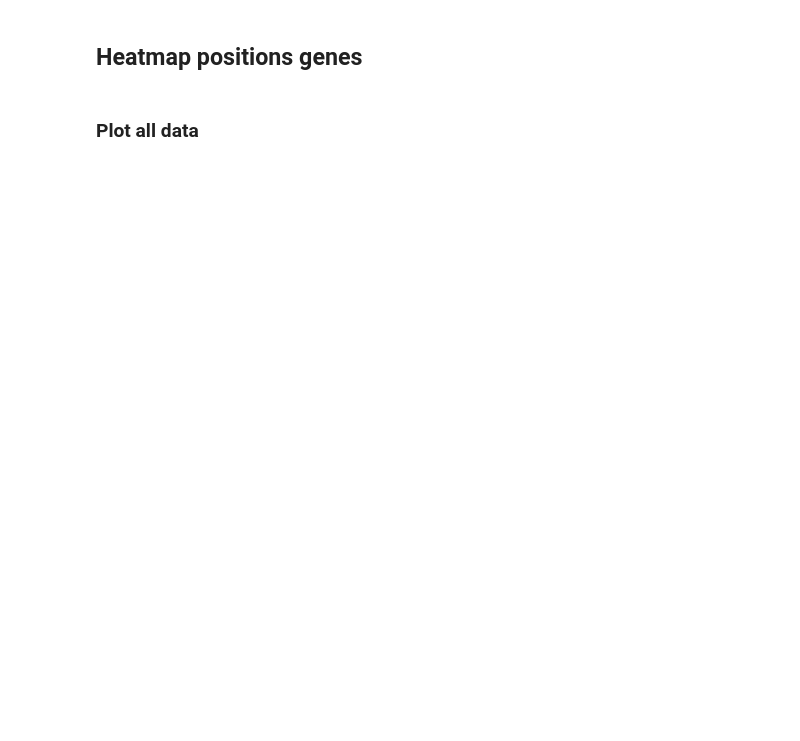
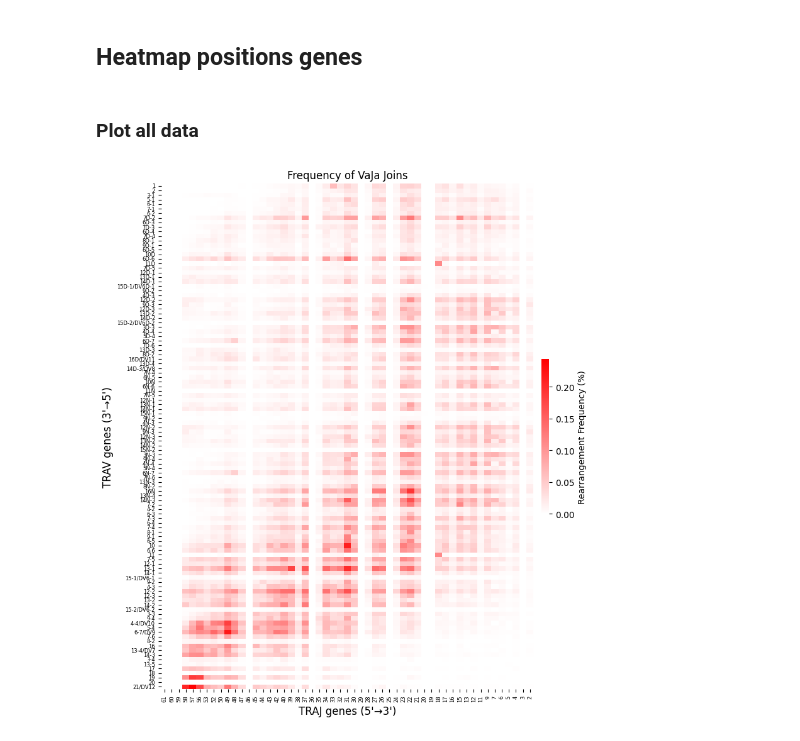
Before and after one commit to immgen/immgenT_Project, a Jupyter notebook: TCR_analysis/Heatmap_VaJa.ipynb, the cells around one changed output. Cells and saved outputs as stored; diff of their text form; code cells hidden in the pictures; blank space fills up the shorter version.

```diff
--- a/TCR_analysis/Heatmap_VaJa.ipynb
+++ b/TCR_analysis/Heatmap_VaJa.ipynb
@@ -74,7 +89,7 @@ import seaborn as sns
 from matplotlib.colors import LinearSegmentedColormap
 
 # Load the final filtered CSV file into a DataFrame
-data = pd.read_csv('Path_output/Counts_TRAV_TRAJ_pairs_prod_AllIGTs_50_50.csv', sep=',')
+data = pd.read_csv('../data/Frequency/Counts_TRAV_TRAJ_pairs_prod_AllIGTs_50_50.csv', sep=',')
 df = pd.DataFrame(data)
 
 # Sort TRAV and TRAJ genes by their genomic positions
@@ -95,32 +110,34 @@ freq_matrix.columns = freq_matrix.columns.str.replace("TRAV", "").str.replace("T
 
 # Plot
 plt.figure(figsize=(8, 9))
 
 # === Define two colormaps ===
 cmap = LinearSegmentedColormap.from_list("white_red", ["white", "red"])
 
 
 # Highlight heatmap (white → red)
 sns.heatmap(
     freq_matrix,
     cmap=cmap,
     cbar_kws={
         'label': 'Rearrangement Frequency (%)',
         'fraction': 0.02,  # Reduces the height of the color bar
         'shrink': 0.5,     # Scales the color bar width
         'pad': 0.02        # Adjusts padding around the color bar
     }
 )
 
 plt.title("Frequency of VaJa Joins")
 plt.xlabel("TRAJ genes (5'→3')", fontsize=12)
-plt.ylabel("TRAV genes (5'→3')", fontsize=12)
+plt.ylabel("TRAV genes (3'→5')", fontsize=12)
 #plt.xticks(rotation=90, fontsize=6)
 plt.xticks(ticks=np.arange(len(freq_matrix.columns)) + 0.5, labels=freq_matrix.columns, rotation=90, fontsize=6, ha='center')
 #plt.yticks(rotation=0, fontsize=7)
 plt.yticks(ticks=np.arange(len(freq_matrix.index)) + 0.5, labels=freq_matrix.index, rotation=0, fontsize=6, va='center')
 plt.tight_layout()
 
-output_path = 'Path_output/VaJa_pairing_positions_allIGTs_heatmap.svg'
+output_path = '../outputs/Figures/VaJa_pairing_positions_allIGTs_heatmap.svg'
 plt.savefig(output_path, dpi=500, format='svg')
 plt.show()
+# %% [output]
+[figure, added]
```
Also changed, not shown: parts of 1 cell of this notebook, 2 other files.
